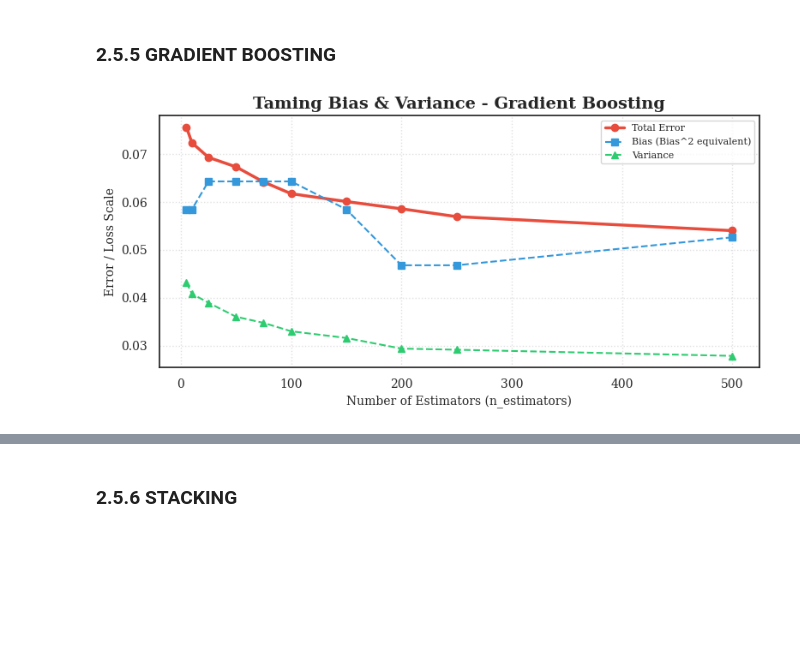
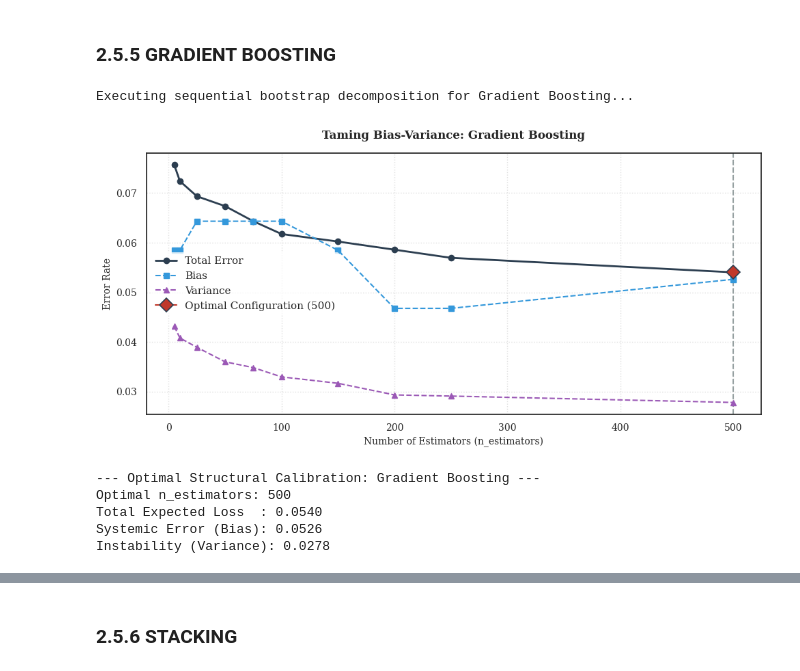
Before and after one commit to Mathis1311/Machine-Learning-project, a Jupyter notebook: project copy.ipynb, the cells around one changed output, grey strips where cells are left out. Drawn from its saved outputs; the diff is of its cells as text; code cells hidden in the pictures; blank space fills up the shorter version.

Commit message:
Optimal model selection

```diff
--- a/project copy.ipynb
+++ b/project copy.ipynb
@@ -188,5 +190,7 @@ def plot_class_distribution(y):
     plt.show()
 
 # --- Run the Bar Plot using your y_train target variable ---
-plot_class_distribution(y_train)
+raw_data = load_breast_cancer()
+y = raw_data.target
+plot_class_distribution(y)
 # %% [output]
@@ -668,46 +796,84 @@ Evaluating MLP alpha values...
 # %%
 import numpy as np
 import matplotlib.pyplot as plt
-from sklearn.ensemble import GradientBoostingClassifier, StackingClassifier
-from sklearn.tree import DecisionTreeClassifier
-from sklearn.svm import SVC
-from sklearn.linear_model import LogisticRegression
+from sklearn.ensemble import GradientBoostingClassifier
 
 # =========================================================================
-# 1. SIMULAÇÃO PARA GRADIENT BOOSTING (Variando n_estimators)
+# 1. EMPIRICAL SENSITIVITY TRAJECTORY FOR GRADIENT BOOSTING
 # =========================================================================
 def evaluate_boosting_curve(X_train, X_test, y_train, y_test):
-    # Valores de árvores que queremos testar (de muito simples a complexo)
-    n_estimators_values = [5, 10, 25, 50,75, 100,150, 200, 250, 500]
+    """
+    Evaluates the bias-variance trade-off behavior of a Gradient Boosting
+    architecture by varying the number of sequential estimators (n_estimators).
+    """
+    # Define a wide range of sequential trees to test, ranging from underfitted/weak
+    # ensembles (5 trees) to highly complex, potentially overfitted boundaries (500 trees)
+    n_estimators_values = [5, 10, 25, 50, 75, 100, 150, 200, 250, 500]
 
+    # Initialize containers to aggregate error metrics across the parameter space
     total_errors = []
     biases = []
     variances = []
 
+    print("Executing sequential bootstrap decomposition for Gradient Boosting...")
     for n in n_estimators_values:
+        # Instantiate the sequential boosting model holding the shrinkage rate constant (learning_rate=0.1)
         model = GradientBoostingClassifier(n_estimators=n, learning_rate=0.1, random_state=42)
 
-        # Usa a tua função original de decomposição (ajusta o nome se necessário)
+        # Calculate expected 0-1 loss decomposition using 50 bootstrap samples to isolate structural variance
         total_error, bias, variance = bias_variance_decomposition(
             model, X_train, X_test, y_train, y_test, n_bootstraps=50, show=0
         )
 
         total_errors.append(total_error)
         biases.append(bias)
         variances.append(variance)
 
-    # Chama a tua função de plot original
+    # --- PARCHING THE MATHEMATICAL OPTIMUM (MINIMUM EXPECTED LOSS) ---
+    # Locate the unique coordinate index that yields the absolute minimum for the Total Error curve
+    best_idx = np.argmin(total_errors)
+    best_n_estimators = n_estimators_values[best_idx]
+    best_error = total_errors[best_idx]
+    best_bias = biases[best_idx]
+    best_var = variances[best_idx]
+
+    # --- VISUAL RENDERING ---
+    # Generate the sensitivity curve plots, passing the optimal coordinate index
+    # to render the academic diamond indicator and guideline
     plot_taming_curves(
         param_values=n_estimators_values,
         total_errors=total_errors,
         biases=biases,
         variances=variances,
         param_name="Number of Estimators (n_estimators)",
         model_name="Gradient Boosting",
-        log_scale=False
+        log_scale=False,
+        best_idx=best_idx
     )
 
-evaluate_boosting_curve(X_train, X_test, y_train, y_test)
+    # Output detailed scientific telemetry to the console for real-time validation
+    print(f"--- Optimal Structural Calibration: Gradient Boosting ---")
+    print(f"Optimal n_estimators: {best_n_estimators}")
+    print(f"Total Expected Loss  : {best_error:.4f}")
+    print(f"Systemic Error (Bias): {best_bias:.4f}")
+    print(f"Instability (Variance): {best_var:.4f}\n")
+
+    # Return structured results to feed the global aggregation matrix and final bar charts
+    return {
+        "Total Error": best_error,
+        "Bias": best_bias,
+        "Variance": best_var,
+        "Best Parameter": f"n_estimators={best_n_estimators}"
+    }
+
+# Execute the simulation framework and inject the optimal metrics into the global dictionary
+final_optimized_metrics["Gradient Boosting"] = evaluate_boosting_curve(X_train_scaled, X_test_scaled, y_train, y_test)
 # %% [output]
+Executing sequential bootstrap decomposition for Gradient Boosting...
-[figure, old version]
+[figure, new version]
+--- Optimal Structural Calibration: Gradient Boosting ---
+Optimal n_estimators: 500
+Total Expected Loss  : 0.0540
+Systemic Error (Bias): 0.0526
+Instability (Variance): 0.0278
 # %% [markdown]
```
Also changed, not shown: parts of 17 cells of this notebook.
